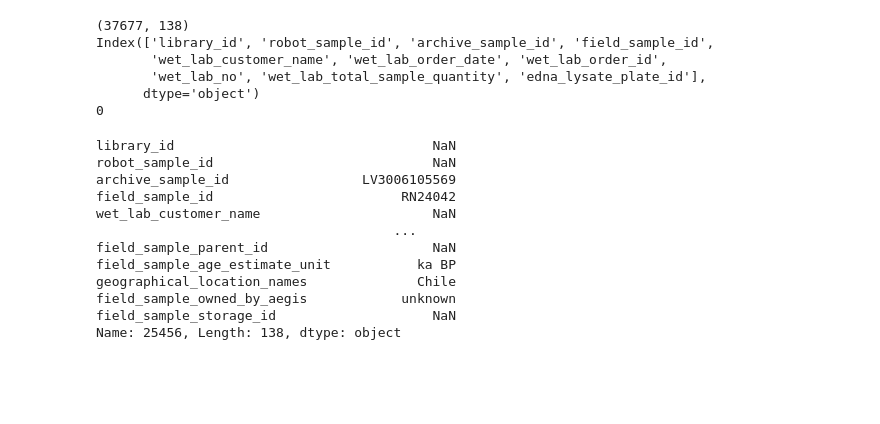
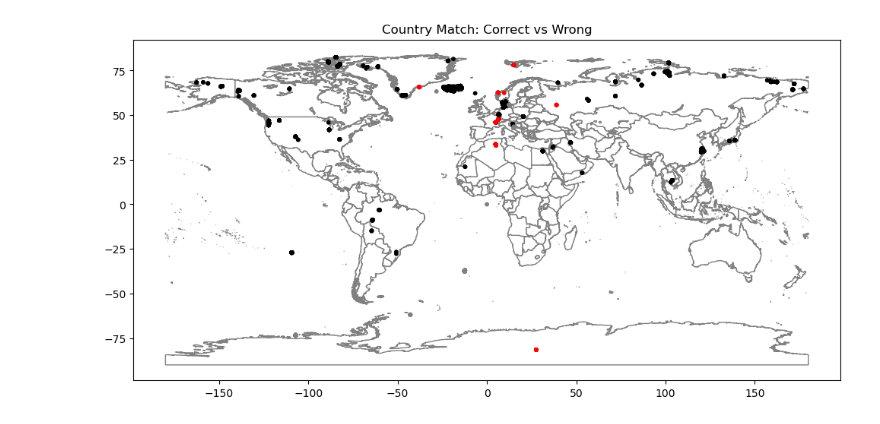
Before and after one commit to magnujo/gg-metadatabase-ui, a Jupyter notebook: playground.ipynb, the cells around one changed output. Cells and saved outputs as stored; diff of their text form; code cells hidden in the pictures; blank space fills up the shorter version.

Commit message:
made geo location validator

```diff
--- a/playground.ipynb
+++ b/playground.ipynb
@@ -82,26 +16,6 @@ df.shape
-# %%
-print(df.shape)              # rows, columns
-print(df.columns[:10])       # see if header makes sense
-print(df.isna().all(axis=1).sum())  # completely empty rows
-# %% [output]
-(37677, 138)
-Index(['library_id', 'robot_sample_id', 'archive_sample_id', 'field_sample_id',
-       'wet_lab_customer_name', 'wet_lab_order_date', 'wet_lab_order_id',
-       'wet_lab_no', 'wet_lab_total_sample_quantity', 'edna_lysate_plate_id'],
-      dtype='object')
-0
-# %%
-res.iloc[25456, :]
-# %% [output]
-library_id                                 NaN
-robot_sample_id                            NaN
-archive_sample_id                 LV3006105569
-field_sample_id                        RN24042
-wet_lab_customer_name                      NaN
-                                      ...
-field_sample_parent_id                     NaN
-field_sample_age_estimate_unit           ka BP
-geographical_location_names              Chile
-field_sample_owned_by_aegis            unknown
-field_sample_storage_id                    NaN
-Name: 25456, Length: 138, dtype: object
+# %%
+df = pd.read_sql("SELECT * FROM uploaded_data.field_sample t join uploaded_data.allowed_country_regions acr on lower(t.field_sample_country_region) = lower(acr.name) ", con=db_connections.ENGINE_READ_ONLY)  # columns: latitude, longitude, country
+# %%
+geodata = gpd.read_file(r"C:\Users\glj523\OneDrive - University of Copenhagen\Desktop\ne_10m_admin_0_countries_lakes\ne_10m_admin_0_countries_lakes.shp")
+pdf = pd.DataFrame(geodata)
+geodata = geodata[['NAME_LONG', 'ISO_A3', 'ISO_A2', 'geometry', 'GEOUNIT']]
@@ -107,0 +80,4 @@ Name: 25456, Length: 138, dtype: object
+# %%
+df, m = match_coord_to_country(df, geodata, "latitude", "longitude", 'iso_3166_1_alpha3')
+# %% [output]
+[figure, added]
```
Also changed, not shown: parts of 29 cells of this notebook, 2 other files.
